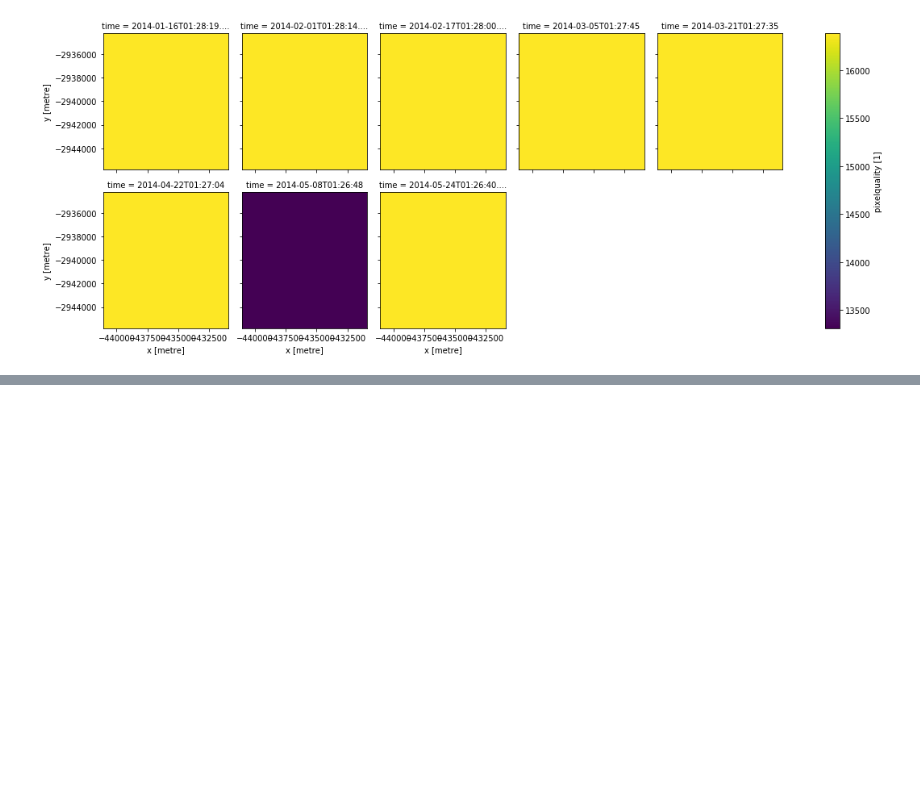
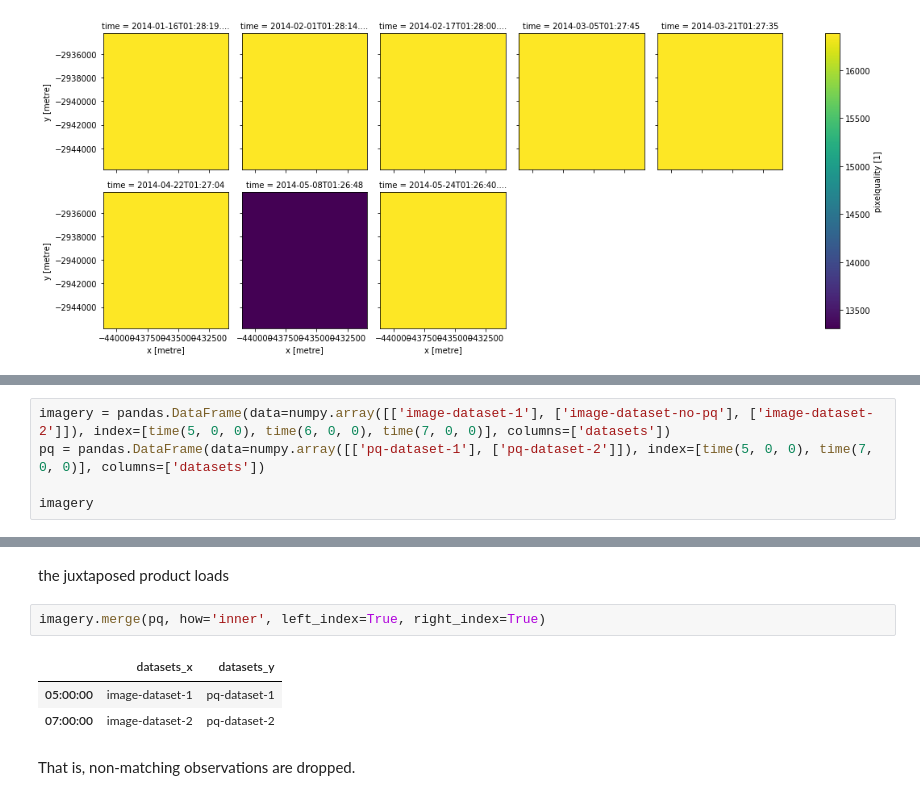
Before and after one commit to uchchwhash/virtual-product-showcase, a Jupyter notebook: VP_showcase.ipynb, the cells around one changed output, grey strips where cells are left out. Saved outputs shown, nothing was run; the diff lists cells and outputs as text; blank space fills up the shorter version.

```diff
--- a/VP_showcase.ipynb
+++ b/VP_showcase.ipynb
@@ -129,0 +388,5 @@ dc.load(product='ls8_pq_albers', **query).pixelquality.plot(col='time', col_wrap
+# %%
+imagery = pandas.DataFrame(data=numpy.array([['image-dataset-1'], ['image-dataset-no-pq'], ['image-dataset-2']]), index=[time(5, 0, 0), time(6, 0, 0), time(7, 0, 0)], columns=['datasets'])
+pq = pandas.DataFrame(data=numpy.array([['pq-dataset-1'], ['pq-dataset-2']]), index=[time(5, 0, 0), time(7, 0, 0)], columns=['datasets'])
+
+imagery
@@ -129,0 +406,10 @@ dc.load(product='ls8_pq_albers', **query).pixelquality.plot(col='time', col_wrap
+# %% [markdown]
+the juxtaposed product loads
+# %%
+imagery.merge(pq, how='inner', left_index=True, right_index=True)
+# %% [output]
+|  | datasets_x | datasets_y |
+| 05:00:00 | image-dataset-1 | pq-dataset-1 |
+| 07:00:00 | image-dataset-2 | pq-dataset-2 |
+# %% [markdown]
+That is, non-matching observations are dropped.
```
Also changed, not shown: parts of 70 cells of this notebook.
